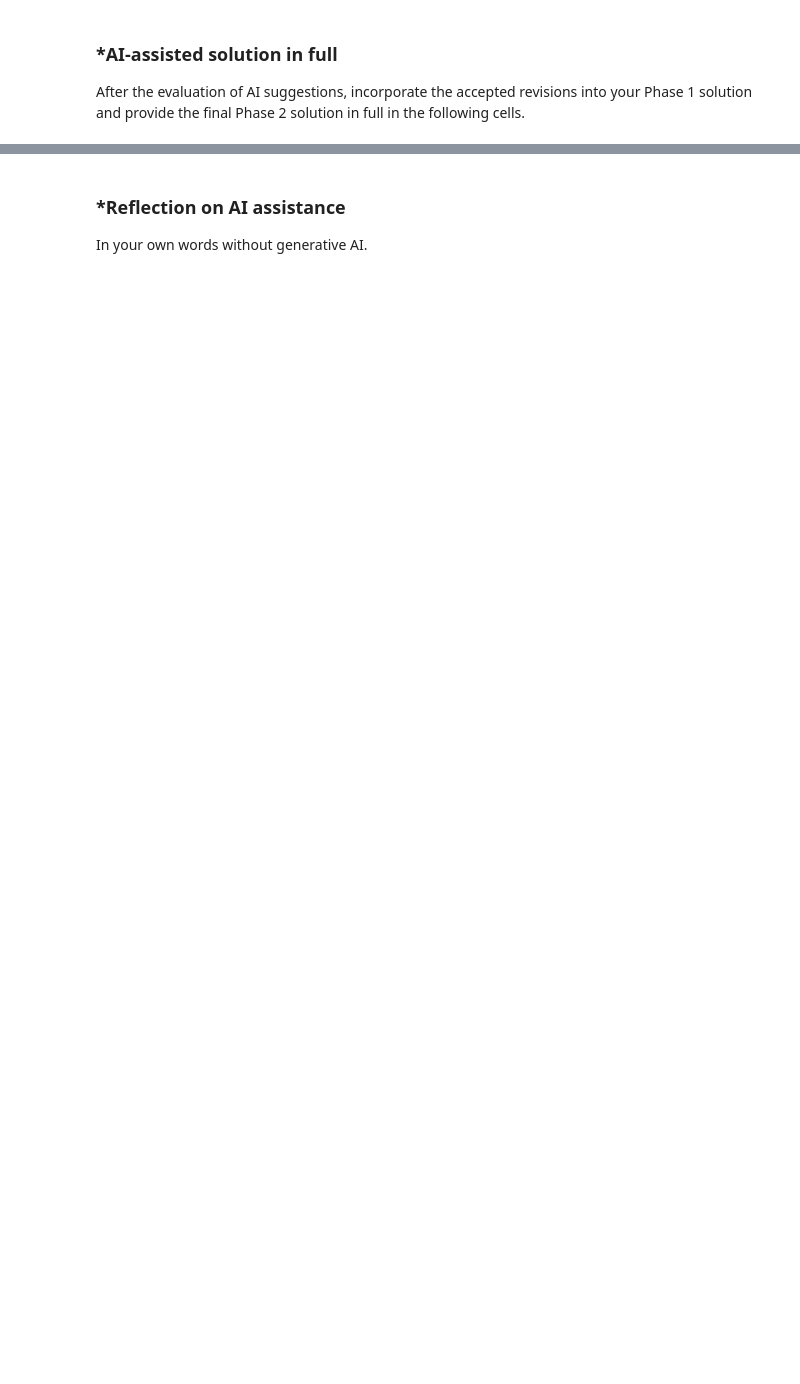
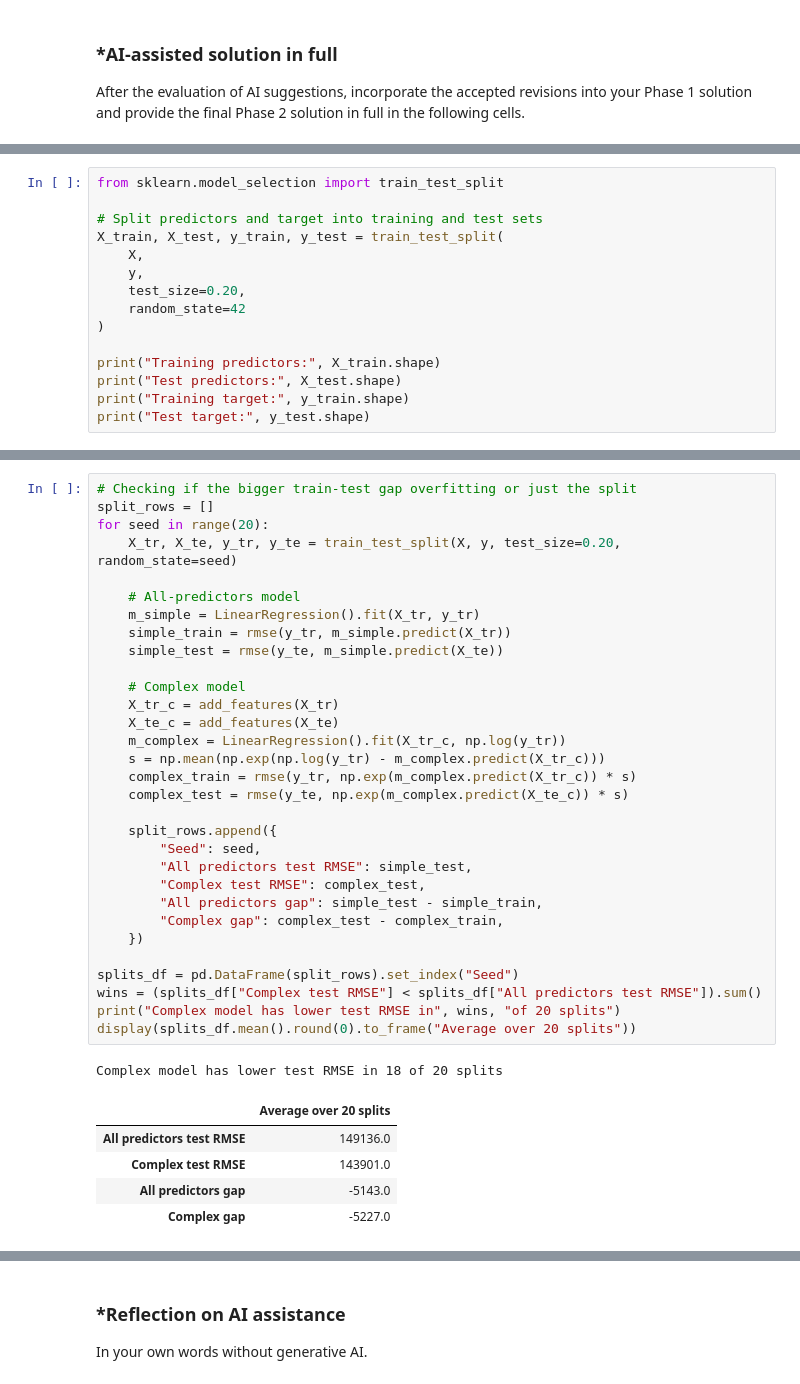
Before and after one commit to fcx4bw/L02-hedonic-pricing, a Jupyter notebook: notebook.ipynb, the cells around one changed output, grey strips where cells are left out. Cells and saved outputs as stored; diff of their text form; blank space fills up the shorter version.

```diff
--- a/notebook.ipynb
+++ b/notebook.ipynb
@@ -703,0 +950,15 @@ After the evaluation of AI suggestions, incorporate the accepted revisions into
+# %%
+from sklearn.model_selection import train_test_split
+
+# Split predictors and target into training and test sets
+X_train, X_test, y_train, y_test = train_test_split(
+    X,
+    y,
+    test_size=0.20,
+    random_state=42
+)
+
+print("Training predictors:", X_train.shape)
+print("Test predictors:", X_test.shape)
+print("Training target:", y_train.shape)
+print("Test target:", y_test.shape)
@@ -703,0 +1291,38 @@ After the evaluation of AI suggestions, incorporate the accepted revisions into
+# %%
+# Checking if the bigger train-test gap overfitting or just the split
+split_rows = []
+for seed in range(20):
+    X_tr, X_te, y_tr, y_te = train_test_split(X, y, test_size=0.20, random_state=seed)
+
+    # All-predictors model
+    m_simple = LinearRegression().fit(X_tr, y_tr)
+    simple_train = rmse(y_tr, m_simple.predict(X_tr))
+    simple_test = rmse(y_te, m_simple.predict(X_te))
+
+    # Complex model
+    X_tr_c = add_features(X_tr)
+    X_te_c = add_features(X_te)
+    m_complex = LinearRegression().fit(X_tr_c, np.log(y_tr))
+    s = np.mean(np.exp(np.log(y_tr) - m_complex.predict(X_tr_c)))
+    complex_train = rmse(y_tr, np.exp(m_complex.predict(X_tr_c)) * s)
+    complex_test = rmse(y_te, np.exp(m_complex.predict(X_te_c)) * s)
+
+    split_rows.append({
+        "Seed": seed,
+        "All predictors test RMSE": simple_test,
+        "Complex test RMSE": complex_test,
+        "All predictors gap": simple_test - simple_train,
+        "Complex gap": complex_test - complex_train,
+    })
+
+splits_df = pd.DataFrame(split_rows).set_index("Seed")
+wins = (splits_df["Complex test RMSE"] < splits_df["All predictors test RMSE"]).sum()
+print("Complex model has lower test RMSE in", wins, "of 20 splits")
+display(splits_df.mean().round(0).to_frame("Average over 20 splits"))
+# %% [output]
+Complex model has lower test RMSE in 18 of 20 splits
+|  | Average over 20 splits |
+| All predictors test RMSE | 149136.0 |
+| Complex test RMSE | 143901.0 |
+| All predictors gap | -5143.0 |
+| Complex gap | -5227.0 |
```
Also changed, not shown: parts of 35 cells of this notebook.
